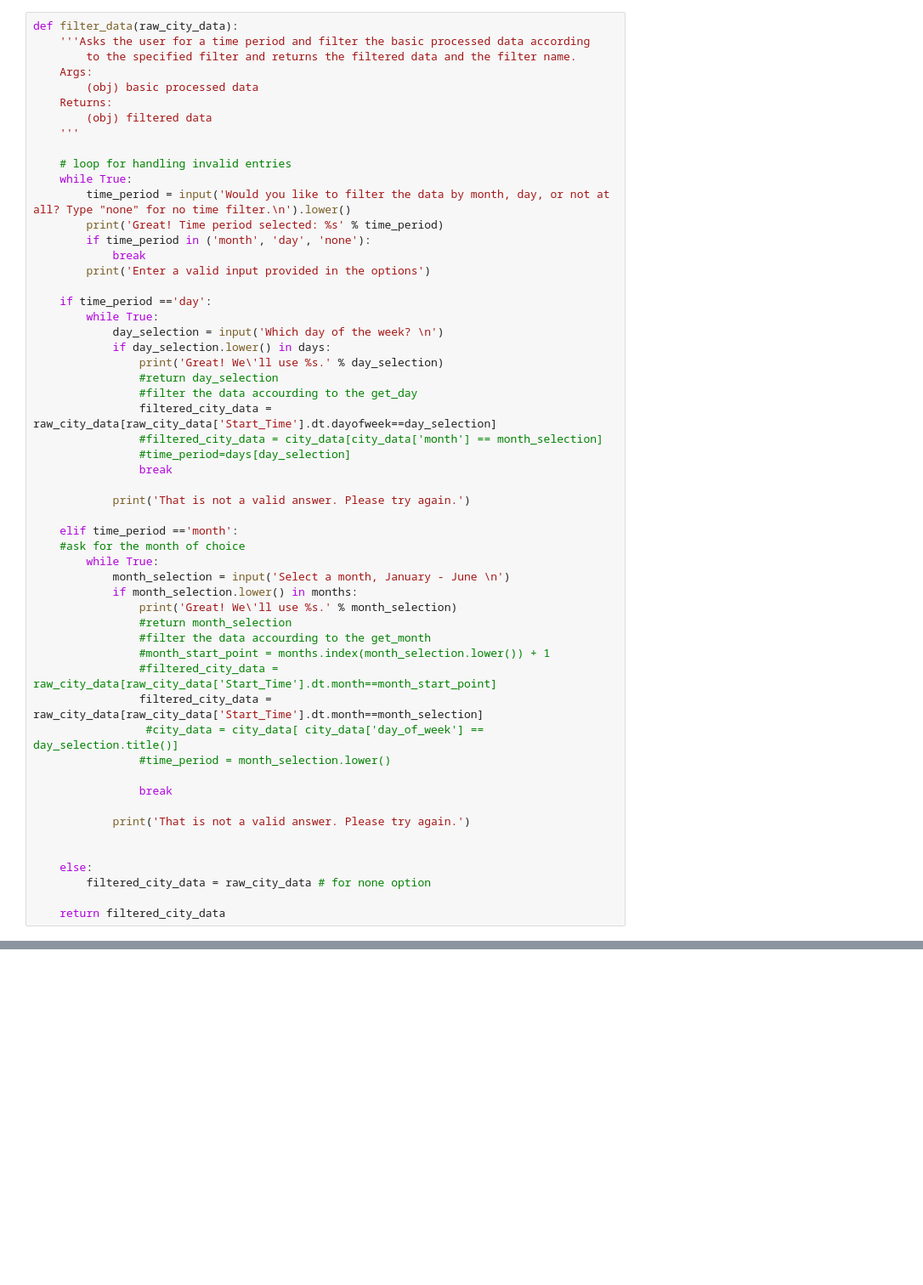
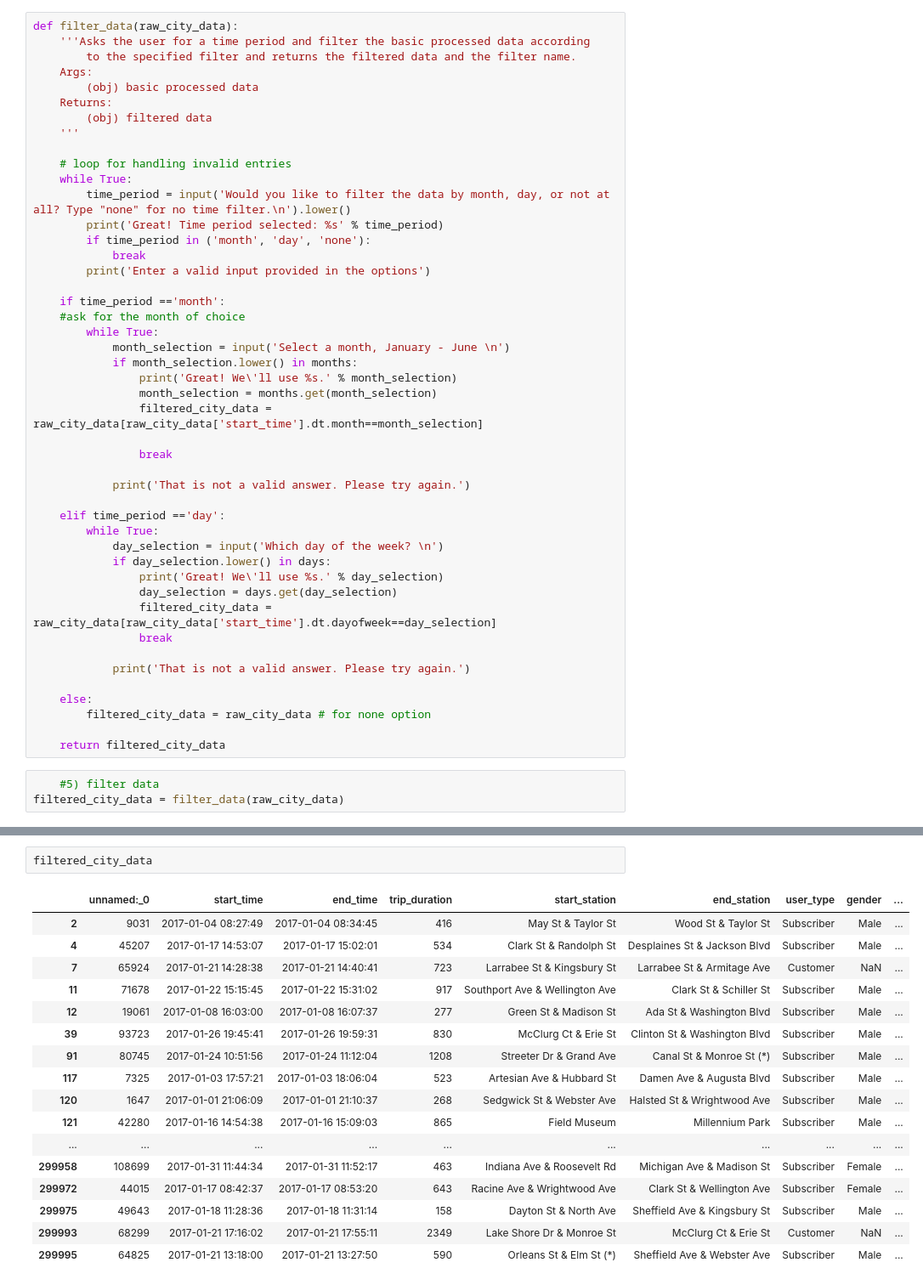
Before and after one commit to IreneFlorez/BikeShare, a Jupyter notebook: BikeShare_filtering_update.ipynb, the cells around one changed output, grey strips where cells are left out. Shown at 85% size. Drawn from its saved outputs; the diff is of its cells as text; blank space fills up the shorter version.

Commit message:
improved filtering and tested filtering

```diff
--- a/BikeShare_filtering_update.ipynb
+++ b/BikeShare_filtering_update.ipynb
@@ -79,40 +234,34 @@ def filter_data(raw_city_data):
             break
         print('Enter a valid input provided in the options')
 
-    if time_period =='day':
-        while True:
-            day_selection = input('Which day of the week? \n')
-            if day_selection.lower() in days:
-                print('Great! We\'ll use %s.' % day_selection)
-                #return day_selection
-                #filter the data accourding to the get_day
-                filtered_city_data = raw_city_data[raw_city_data['Start_Time'].dt.dayofweek==day_selection]
-                #filtered_city_data = city_data[city_data['month'] == month_selection]
-                #time_period=days[day_selection]
-                break
-
-            print('That is not a valid answer. Please try again.')
-
-    elif time_period =='month':
+    if time_period =='month':
     #ask for the month of choice
         while True:
             month_selection = input('Select a month, January - June \n')
             if month_selection.lower() in months:
                 print('Great! We\'ll use %s.' % month_selection)
-                #return month_selection
-                #filter the data accourding to the get_month
-                #month_start_point = months.index(month_selection.lower()) + 1
-                #filtered_city_data = raw_city_data[raw_city_data['Start_Time'].dt.month==month_start_point]
-                filtered_city_data = raw_city_data[raw_city_data['Start_Time'].dt.month==month_selection]
-                 #city_data = city_data[ city_data['day_of_week'] == day_selection.title()]
-                #time_period = month_selection.lower()
+                month_selection = months.get(month_selection)
+                filtered_city_data = raw_city_data[raw_city_data['start_time'].dt.month==month_selection]
 
                 break
 
             print('That is not a valid answer. Please try again.')
 
+    elif time_period =='day':
+        while True:
+            day_selection = input('Which day of the week? \n')
+            if day_selection.lower() in days:
+                print('Great! We\'ll use %s.' % day_selection)
+                day_selection = days.get(day_selection)
+                filtered_city_data = raw_city_data[raw_city_data['start_time'].dt.dayofweek==day_selection]
+                break
+
+            print('That is not a valid answer. Please try again.')
 
     else:
         filtered_city_data = raw_city_data # for none option
 
     return filtered_city_data
+# %%
+    #5) filter data
+filtered_city_data = filter_data(raw_city_data)
@@ -118,0 +275,20 @@ def filter_data(raw_city_data):
+# %%
+filtered_city_data
+# %% [output]
+|  | unnamed:_0 | start_time | end_time | trip_duration | start_station | end_station | user_type | gender | ... |
+| 2 | 9031 | 2017-01-04 08:27:49 | 2017-01-04 08:34:45 | 416 | May St & Taylor St | Wood St & Taylor St | Subscriber | Male | ... |
+| 4 | 45207 | 2017-01-17 14:53:07 | 2017-01-17 15:02:01 | 534 | Clark St & Randolph St | Desplaines St & Jackson Blvd | Subscriber | Male | ... |
+| 7 | 65924 | 2017-01-21 14:28:38 | 2017-01-21 14:40:41 | 723 | Larrabee St & Kingsbury St | Larrabee St & Armitage Ave | Customer | NaN | ... |
+| 11 | 71678 | 2017-01-22 15:15:45 | 2017-01-22 15:31:02 | 917 | Southport Ave & Wellington Ave | Clark St & Schiller St | Subscriber | Male | ... |
+| 12 | 19061 | 2017-01-08 16:03:00 | 2017-01-08 16:07:37 | 277 | Green St & Madison St | Ada St & Washington Blvd | Subscriber | Male | ... |
+| 39 | 93723 | 2017-01-26 19:45:41 | 2017-01-26 19:59:31 | 830 | McClurg Ct & Erie St | Clinton St & Washington Blvd | Subscriber | Male | ... |
+| 91 | 80745 | 2017-01-24 10:51:56 | 2017-01-24 11:12:04 | 1208 | Streeter Dr & Grand Ave | Canal St & Monroe St (*) | Subscriber | Male | ... |
+| 117 | 7325 | 2017-01-03 17:57:21 | 2017-01-03 18:06:04 | 523 | Artesian Ave & Hubbard St | Damen Ave & Augusta Blvd | Subscriber | Male | ... |
+| 120 | 1647 | 2017-01-01 21:06:09 | 2017-01-01 21:10:37 | 268 | Sedgwick St & Webster Ave | Halsted St & Wrightwood Ave | Subscriber | Male | ... |
+| 121 | 42280 | 2017-01-16 14:54:38 | 2017-01-16 15:09:03 | 865 | Field Museum | Millennium Park | Subscriber | Male | ... |
+| ... | ... | ... | ... | ... | ... | ... | ... | ... | ... |
+| 299958 | 108699 | 2017-01-31 11:44:34 | 2017-01-31 11:52:17 | 463 | Indiana Ave & Roosevelt Rd | Michigan Ave & Madison St | Subscriber | Female | ... |
+| 299972 | 44015 | 2017-01-17 08:42:37 | 2017-01-17 08:53:20 | 643 | Racine Ave & Wrightwood Ave | Clark St & Wellington Ave | Subscriber | Female | ... |
+| 299975 | 49643 | 2017-01-18 11:28:36 | 2017-01-18 11:31:14 | 158 | Dayton St & North Ave | Sheffield Ave & Kingsbury St | Subscriber | Male | ... |
+| 299993 | 68299 | 2017-01-21 17:16:02 | 2017-01-21 17:55:11 | 2349 | Lake Shore Dr & Monroe St | McClurg Ct & Erie St | Customer | NaN | ... |
+| 299995 | 64825 | 2017-01-21 13:18:00 | 2017-01-21 13:27:50 | 590 | Orleans St & Elm St (*) | Sheffield Ave & Webster Ave | Subscriber | Male | ... |
```
Also changed, not shown: parts of 22 cells of this notebook.
